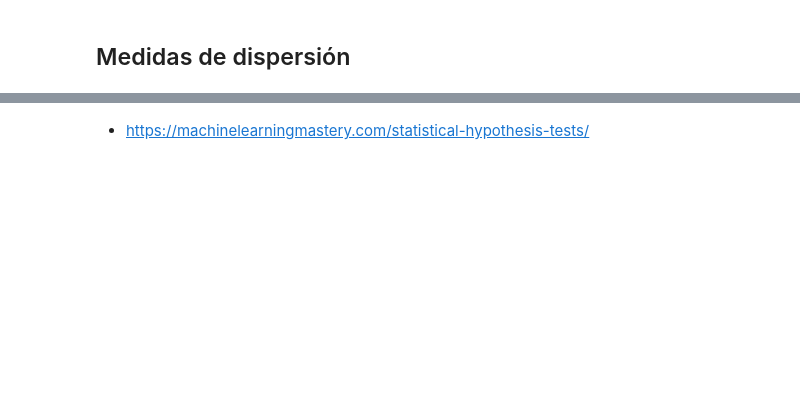
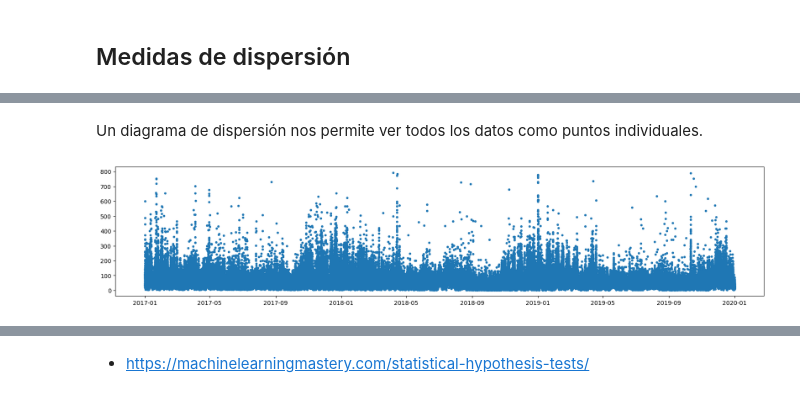
Before and after one commit to albertobenavides/aprendizaje_autom, a Jupyter notebook: caps/2_estadisticos.ipynb, the cells around one changed output, grey strips where cells are left out. Cells and saved outputs as stored; diff of their text form; code cells hidden in the pictures; blank space fills up the shorter version.

```diff
--- a/caps/2_estadisticos.ipynb
+++ b/caps/2_estadisticos.ipynb
@@ -256,0 +459,12 @@ statistics.fmean(df_pm10.value.dropna())
+# %% [markdown]
+Un diagrama de dispersión nos permite ver todos los datos como puntos individuales.
+# %%
+plt.figure(figsize = (20, 4)) # figura con tamaño horizontal en 20 y vertical 4
+plt.scatter(
+    df_pm10_dropna.timestamp, # Valores del eje horizontal
+    df_pm10_dropna.value, # del eje vertical
+    marker='.' # y tipo de marcador
+)
+plt.show()
+# %% [output]
+[figure, added]
```
Also changed, not shown: parts of 66 cells of this notebook, 2 other files.
